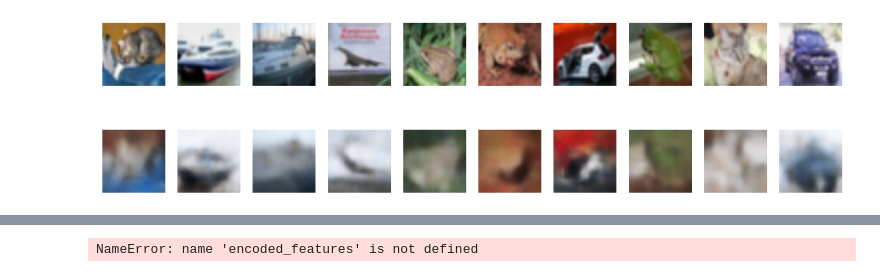
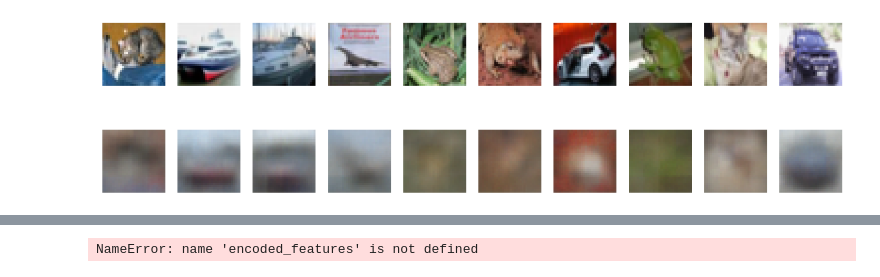
Before and after one commit to mjc136/DataScience, a Jupyter notebook: CIFAR-10/clustering.ipynb, the cells around one changed output, grey strips where cells are left out. Saved outputs shown, nothing was run; the diff lists cells and outputs as text; code cells hidden in the pictures.

Commit message:
worked on other models

```diff
--- a/CIFAR-10/clustering.ipynb
+++ b/CIFAR-10/clustering.ipynb
@@ -14,3 +15,9 @@ x_train, x_test = x_train / 255.0, x_test / 255.0
 y_train_cat = to_categorical(y_train, num_classes=10)
 y_test_cat = to_categorical(y_test, num_classes=10)
+# %%
+import tensorflow.keras.backend as K
+import tensorflow as tf
+
+def ssim_loss(y_true, y_pred):
+    return 1 - tf.reduce_mean(tf.image.ssim(y_true, y_pred, max_val=2.0))  # max_val=2.0 because [-1,1]
 # %%
@@ -51,12 +59,19 @@ autoencoder.summary()
+# %%
+
+# Final layer uses tanh
+decoded = Conv2D(3, 3, activation='tanh', padding='same', name='recon_output')(x)
+
+# Full model
+autoencoder = Model(inputs=input_img, outputs=[decoded, classifier_output])
+autoencoder.compile(
+    optimizer='adam',
+    loss={'recon_output': ssim_loss, 'class_output': 'categorical_crossentropy'},
+    loss_weights={'recon_output': 0.4, 'class_output': 0.6},
+    metrics={'recon_output': 'mse', 'class_output': 'accuracy'}
+)
+
+autoencoder.summary()
 # %%
-autoencoder = Model(inputs=input_img, outputs=[decoded, classifier_output])
-
-autoencoder.compile(
-    optimizer='adam',
-    loss={'recon_output': 'mse', 'class_output': 'categorical_crossentropy'},
-    metrics={'recon_output': 'mse', 'class_output': 'accuracy'}
-)
-
 # Then train with both outputs
 autoencoder.fit(
     x_train,
@@ -109,16 +124,12 @@ Silhouette Score: 0.0024
 # %%
-# Plot original and reconstructed images
+recons = autoencoder.predict(x_test[:10])[0]
+recons = (recons + 1.0) / 2.0  # back to [0, 1]
 
-import matplotlib.pyplot as plt
-
-# Get reconstructed images (taking only the reconstruction output [0])
-decoded_imgs = autoencoder.predict(x_test[:10])[0]
-
-# Plot original and reconstructed images
+# Plot
 fig, axes = plt.subplots(2, 10, figsize=(15, 4))
 for i in range(10):
-    axes[0, i].imshow(x_test[i])  # Original
-    axes[1, i].imshow(decoded_imgs[i])  # Reconstructed
+    axes[0, i].imshow((x_test[i] + 1.0) / 2.0)  # Original unscaled
+    axes[1, i].imshow(recons[i])               # Reconstructed
     axes[0, i].axis("off")
     axes[1, i].axis("off")
 plt.show()
@@ -127,4 +138,4 @@ plt.show()
-[figure, old version]
+[figure, new version]
 # %%
 from sklearn.manifold import TSNE
 import seaborn as sns
```
Also changed, not shown: parts of 9 cells of this notebook, 8 other files.
